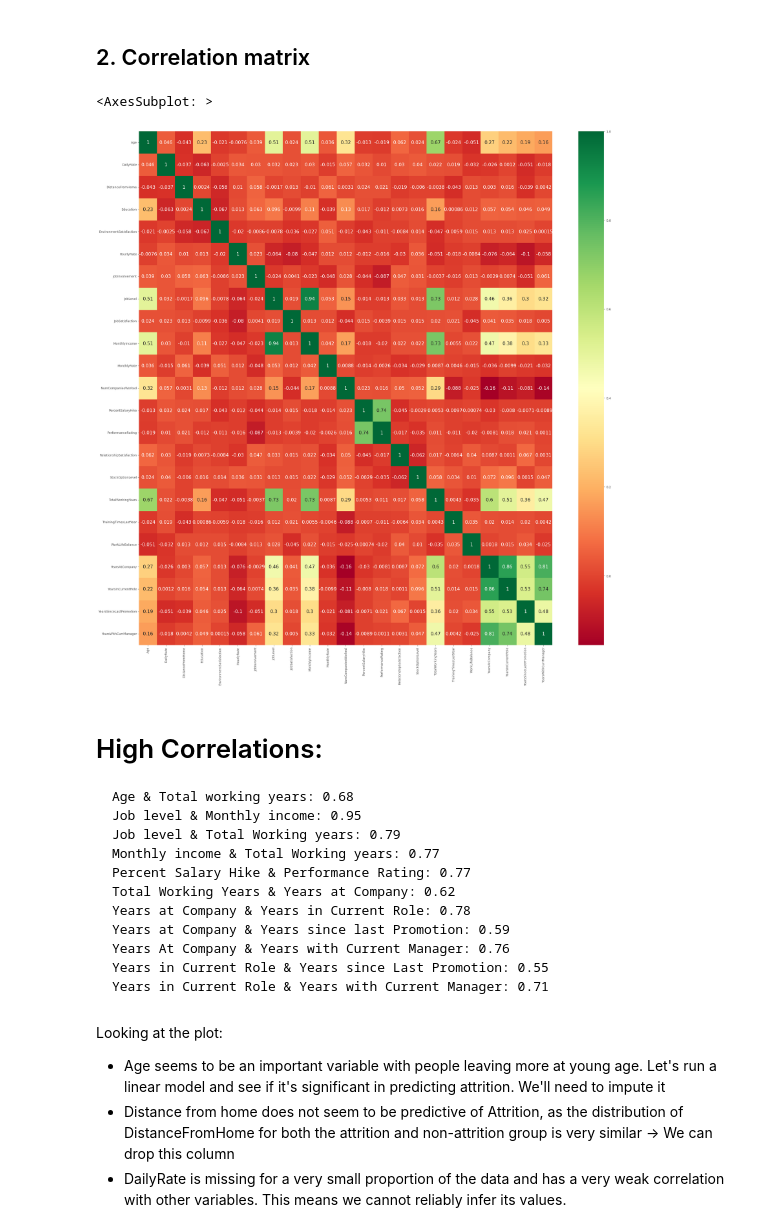
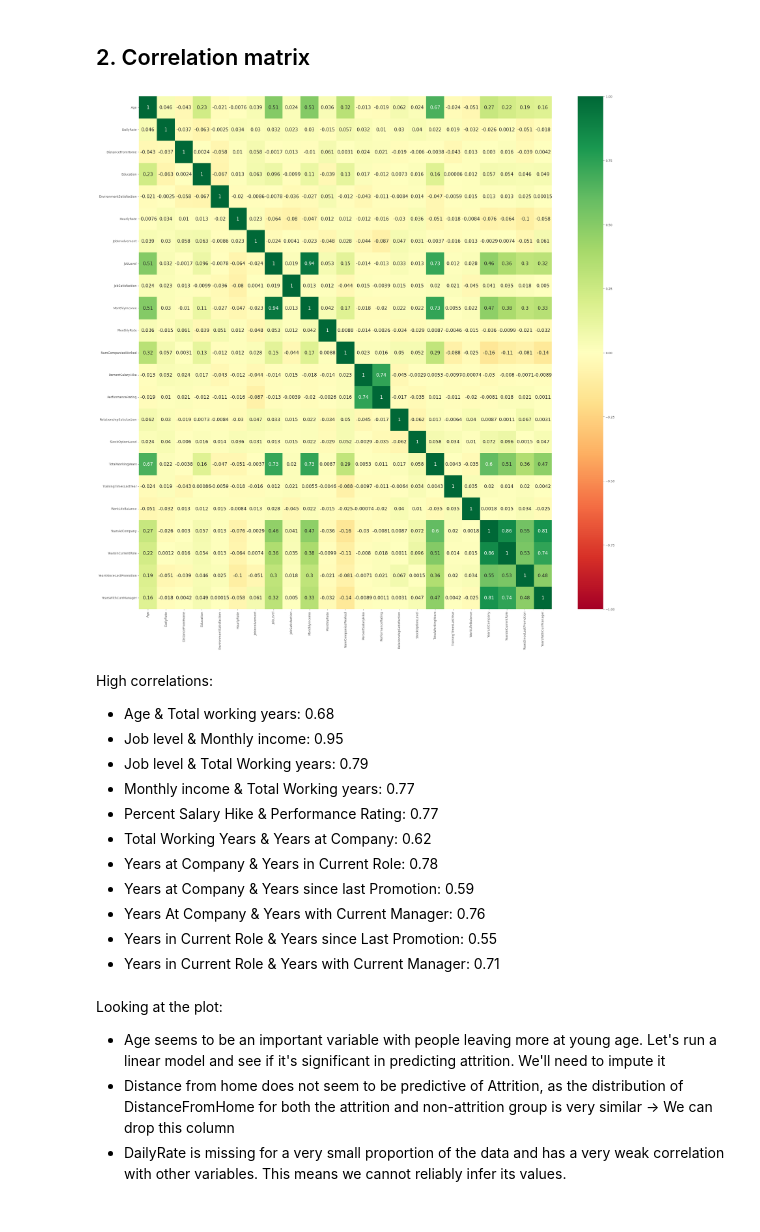
Before and after one commit to jill-data/severance-package-optimisation, a Jupyter notebook: Linh EDA.ipynb, the cells around one changed output. Saved outputs shown, nothing was run; the diff lists cells and outputs as text; code cells hidden in the pictures.

```diff
--- a/Linh EDA.ipynb
+++ b/Linh EDA.ipynb
@@ -33,7 +30,7 @@ warnings.filterwarnings('ignore')
 # %%
 plt.style.use('ggplot')
 # %%
-df = pd.read_csv('./ref/employee_attrition_previous_closure.csv')
+df = pd.read_csv('./data/employee_attrition_previous_closure.csv')
 # %%
 df.head()
 # %% [output]
@@ -187,14 +167,16 @@ for col in df.drop('Attrition', axis=1).columns:
 # Data transformation
 # %%
 # Check for variables with skew above 0.75
-df=df.copy()
+df = df.copy()
 skew_limit = 0.75
 skew_vals = df.skew()
-skew_cols = (skew_vals
-             .sort_values(ascending=False)
-             .to_frame()
-             .rename(columns={0:'Skew'})
-             .query('abs(Skew) > {}'.format(skew_limit)))
+skew_cols = (
+    skew_vals
+    .sort_values(ascending=False)
+    .to_frame()
+    .rename(columns={0:'Skew'})
+    .query('abs(Skew) > {}'.format(skew_limit))
+)
 
 display(skew_cols.style.set_caption('Columns to be log-transformed:'))
 
@@ -220,23 +202,24 @@ Columns to be log-transformed:
 ## 2. Correlation matrix
 # %%
 plt.figure(figsize=(30, 30))
-sns.heatmap(df.corr(), annot=True, cmap="RdYlGn", annot_kws={"size":15})
+sns.heatmap(df.corr(), annot=True, cmap="RdYlGn", annot_kws={"size":15}, vmin=-1, vmax=1)
+plt.show()
 # %% [output]
-<AxesSubplot: >
-[figure, old version]
+[figure, new version]
 # %% [markdown]
-# High Correlations:
-    Age & Total working years: 0.68
-    Job level & Monthly income: 0.95
-    Job level & Total Working years: 0.79
-    Monthly income & Total Working years: 0.77
-    Percent Salary Hike & Performance Rating: 0.77
-    Total Working Years & Years at Company: 0.62
-    Years at Company & Years in Current Role: 0.78
-    Years at Company & Years since last Promotion: 0.59
-    Years At Company & Years with Current Manager: 0.76
-    Years in Current Role & Years since Last Promotion: 0.55
-    Years in Current Role & Years with Current Manager: 0.71
+High correlations:
+
+- Age & Total working years: 0.68
+- Job level & Monthly income: 0.95
+- Job level & Total Working years: 0.79
+- Monthly income & Total Working years: 0.77
+- Percent Salary Hike & Performance Rating: 0.77
+- Total Working Years & Years at Company: 0.62
+- Years at Company & Years in Current Role: 0.78
+- Years at Company & Years since last Promotion: 0.59
+- Years At Company & Years with Current Manager: 0.76
+- Years in Current Role & Years since Last Promotion: 0.55
+- Years in Current Role & Years with Current Manager: 0.71
 # %% [markdown]
 Looking at the plot:
 - Age seems to be an important variable with people leaving more at young age. Let's run a linear model and see if it's significant in predicting attrition. We'll need to impute it
```
Also changed, not shown: parts of 5 cells of this notebook, 3 other files.
